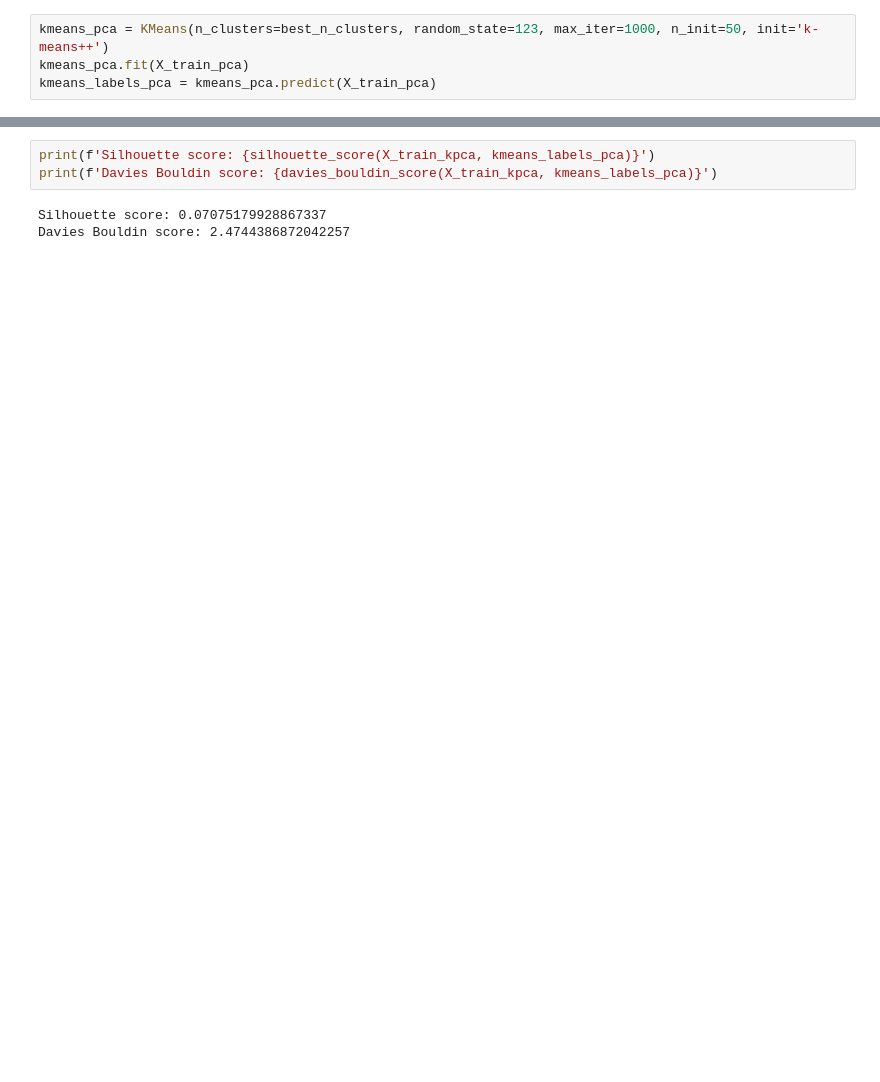
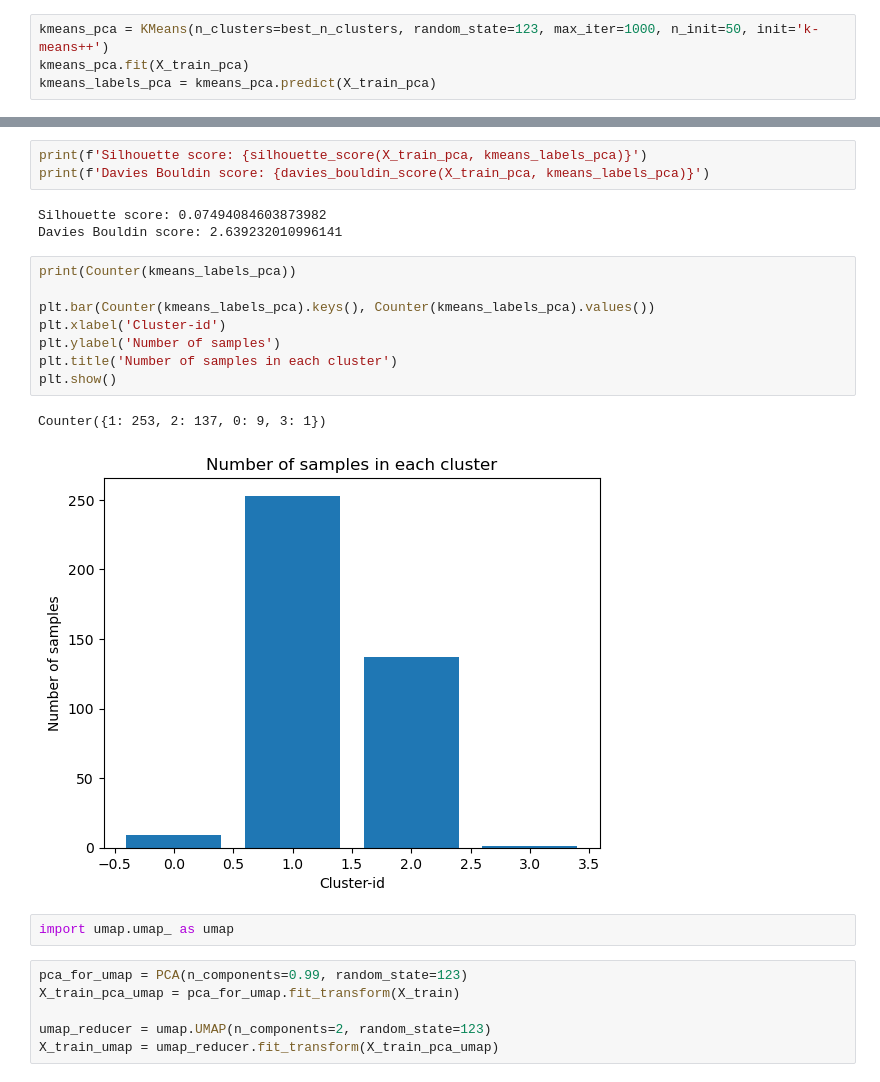
Before and after one commit to jsuaverd/COMP254-Assignments, a Jupyter notebook: clustering_kmeans.ipynb, the cells around one changed output, grey strips where cells are left out. Saved outputs shown, nothing was run; the diff lists cells and outputs as text; blank space fills up the shorter version.

```diff
--- a/clustering_kmeans.ipynb
+++ b/clustering_kmeans.ipynb
@@ -154,6 +69,25 @@ plt.show()
 # %%
-print(f'Silhouette score: {silhouette_score(X_train_kpca, kmeans_labels_pca)}')
-print(f'Davies Bouldin score: {davies_bouldin_score(X_train_kpca, kmeans_labels_pca)}')
+print(f'Silhouette score: {silhouette_score(X_train_pca, kmeans_labels_pca)}')
+print(f'Davies Bouldin score: {davies_bouldin_score(X_train_pca, kmeans_labels_pca)}')
 # %% [output]
-Silhouette score: 0.07075179928867337
-Davies Bouldin score: 2.4744386872042257
+Silhouette score: 0.07494084603873982
+Davies Bouldin score: 2.639232010996141
+# %%
+print(Counter(kmeans_labels_pca))
+
+plt.bar(Counter(kmeans_labels_pca).keys(), Counter(kmeans_labels_pca).values())
+plt.xlabel('Cluster-id')
+plt.ylabel('Number of samples')
+plt.title('Number of samples in each cluster')
+plt.show()
+# %% [output]
+Counter({1: 253, 2: 137, 0: 9, 3: 1})
+[figure, added]
+# %%
+import umap.umap_ as umap
+# %%
+pca_for_umap = PCA(n_components=0.99, random_state=123)
+X_train_pca_umap = pca_for_umap.fit_transform(X_train)
+
+umap_reducer = umap.UMAP(n_components=2, random_state=123)
+X_train_umap = umap_reducer.fit_transform(X_train_pca_umap)
```
Also changed, not shown: parts of 28 cells of this notebook, 6 other files.
